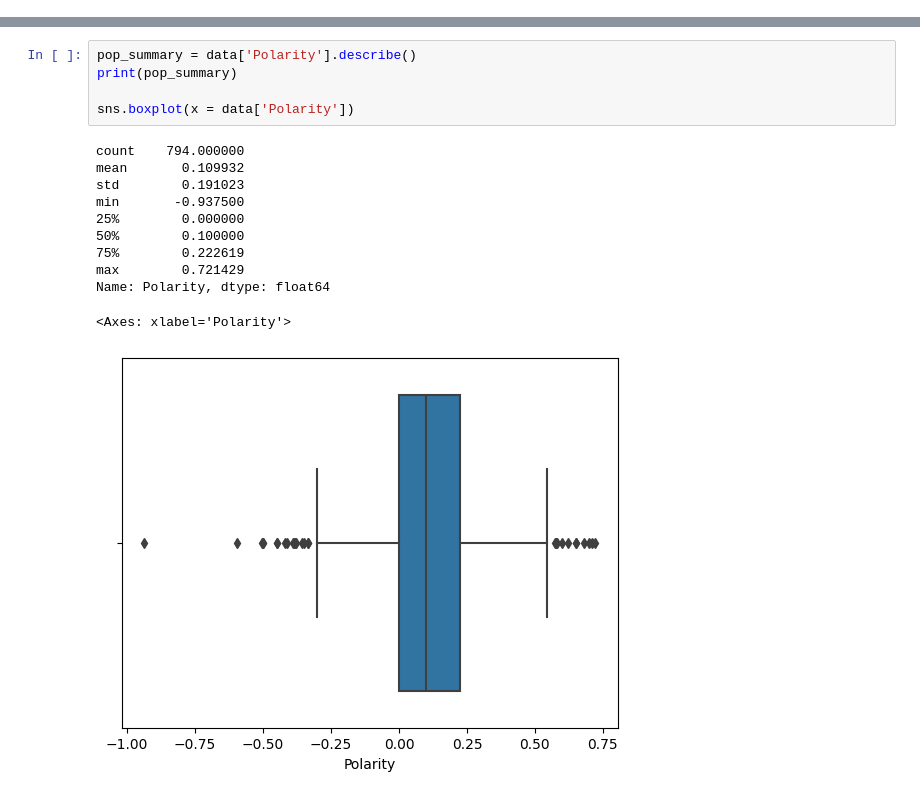
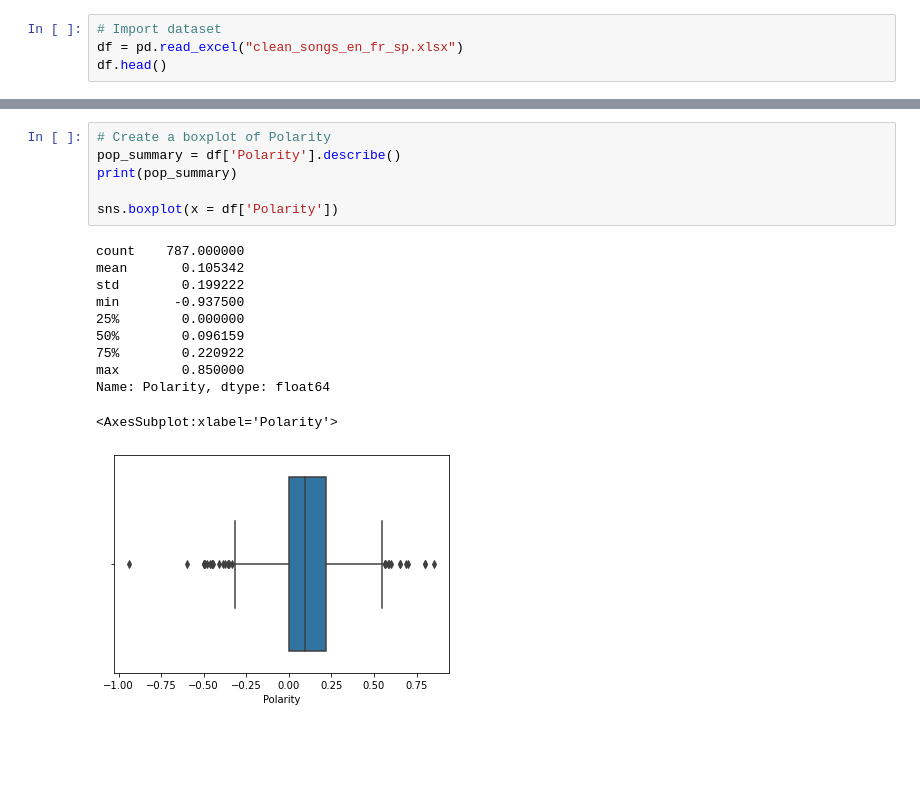
Before and after one commit to aladelca/INSY_662_MMA, a Jupyter notebook: Spotify EDA.ipynb, the cells around one changed output, grey strips where cells are left out. Cells and saved outputs as stored; diff of their text form; blank space fills up the shorter version.

```diff
--- a/Spotify EDA.ipynb
+++ b/Spotify EDA.ipynb
@@ -8,0 +14,4 @@ data = pd.read_excel("/Users/chiaralu/Downloads/songs_en_fr_sp.xlsx")
+# %%
+# Import dataset
+df = pd.read_excel("clean_songs_en_fr_sp.xlsx")
+df.head()
@@ -199,19 +194,20 @@ Text(0.5, 1.0, 'Distribution of Polarity')
 # %%
-pop_summary = data['Polarity'].describe()
+# Create a boxplot of Polarity
+pop_summary = df['Polarity'].describe()
 print(pop_summary)
 
-sns.boxplot(x = data['Polarity'])
+sns.boxplot(x = df['Polarity'])
 # %% [output]
-count    794.000000
-mean       0.109932
-std        0.191023
+count    787.000000
+mean       0.105342
+std        0.199222
 min       -0.937500
 25%        0.000000
-50%        0.100000
-75%        0.222619
-max        0.721429
+50%        0.096159
+75%        0.220922
+max        0.850000
 Name: Polarity, dtype: float64
-<Axes: xlabel='Polarity'>
+<AxesSubplot:xlabel='Polarity'>
-[figure, old version]
+[figure, new version]
 # %%
 #Find multicollinearity
```
Also changed, not shown: parts of 21 cells of this notebook.
